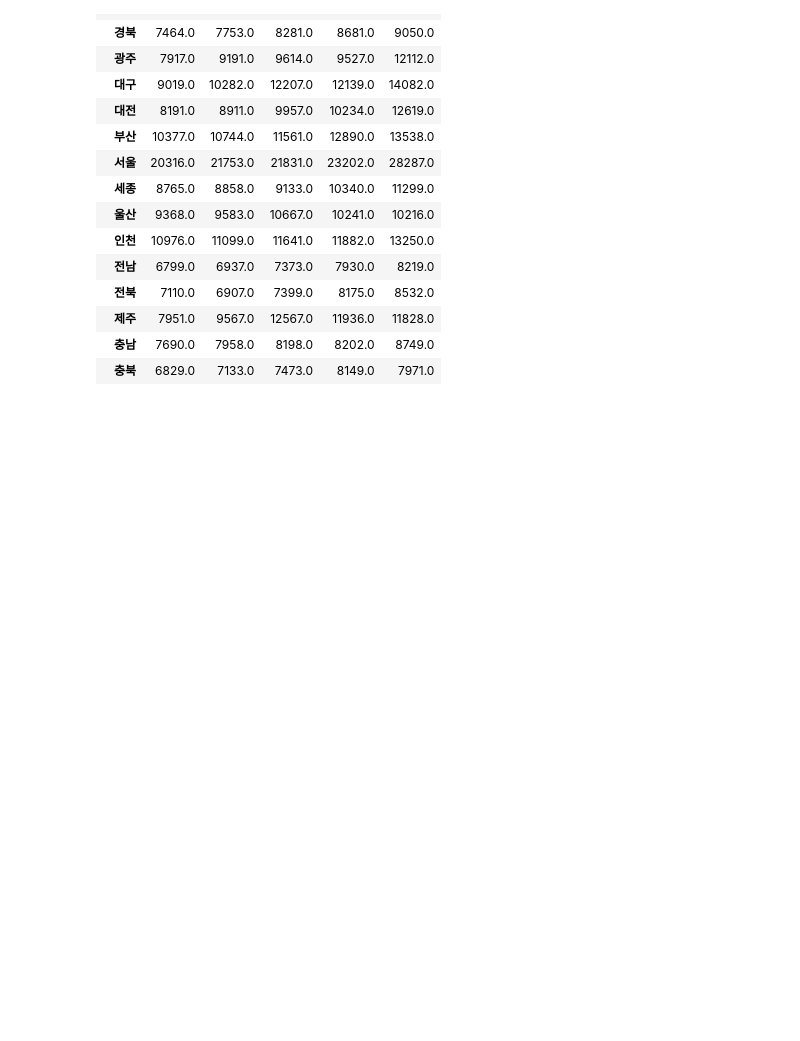
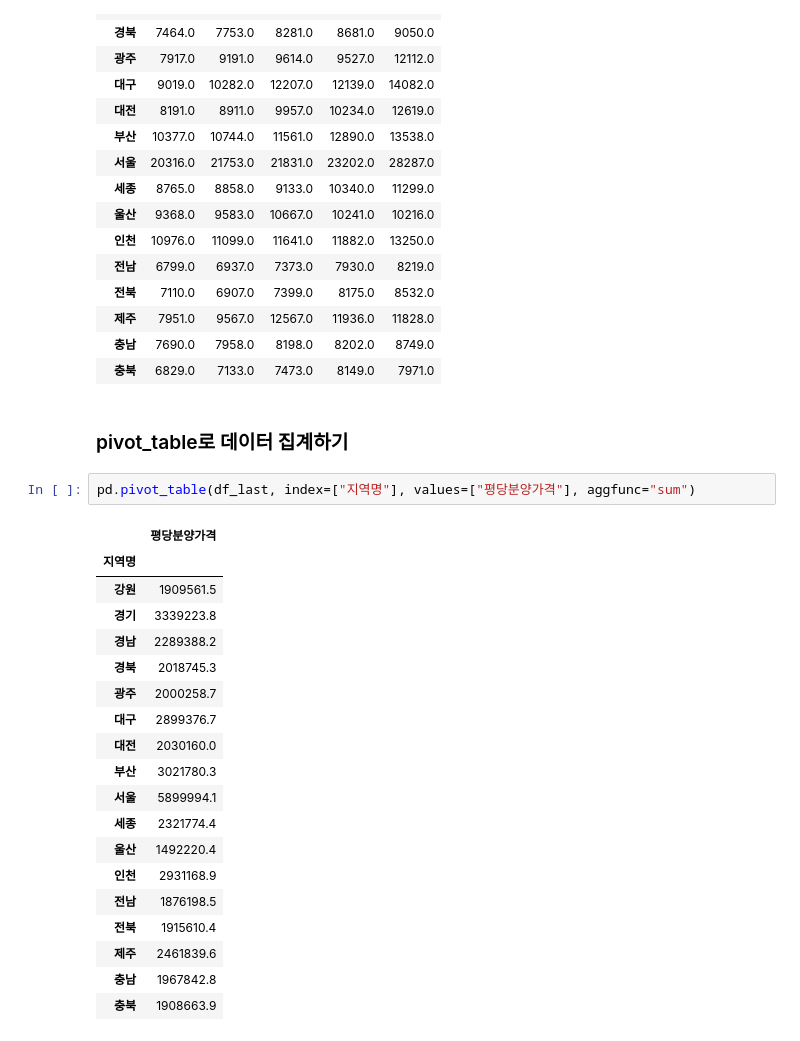
Before and after one commit to TacticalCoders/data-analysis, a Jupyter notebook: 01-apt-price.ipynb, the cells around one changed output. Drawn from its saved outputs; the diff is of its cells as text; blank space fills up the shorter version.

```diff
--- a/01-apt-price.ipynb
+++ b/01-apt-price.ipynb
@@ -596,3 +596,27 @@ g.unstack().round().T #T로 행과 열을 서로 바꿀 수 있다.
 | 제주 | 7951.0 | 9567.0 | 12567.0 | 11936.0 | 11828.0 |
 | 충남 | 7690.0 | 7958.0 | 8198.0 | 8202.0 | 8749.0 |
 | 충북 | 6829.0 | 7133.0 | 7473.0 | 8149.0 | 7971.0 |
+# %% [markdown]
+### pivot_table로 데이터 집계하기
+# %%
+pd.pivot_table(df_last, index=["지역명"], values=["평당분양가격"], aggfunc="sum")
+# %% [output]
+|  | 평당분양가격 |
+| 지역명 |  |
+| 강원 | 1909561.5 |
+| 경기 | 3339223.8 |
+| 경남 | 2289388.2 |
+| 경북 | 2018745.3 |
+| 광주 | 2000258.7 |
+| 대구 | 2899376.7 |
+| 대전 | 2030160.0 |
+| 부산 | 3021780.3 |
+| 서울 | 5899994.1 |
+| 세종 | 2321774.4 |
+| 울산 | 1492220.4 |
+| 인천 | 2931168.9 |
+| 전남 | 1876198.5 |
+| 전북 | 1915610.4 |
+| 제주 | 2461839.6 |
+| 충남 | 1967842.8 |
+| 충북 | 1908663.9 |
```
Also changed, not shown: parts of 8 cells of this notebook.
